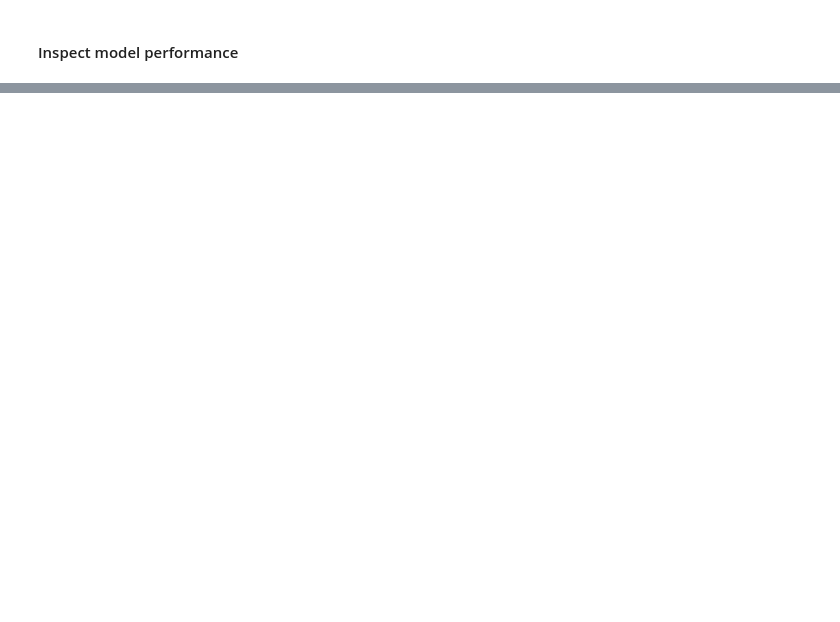
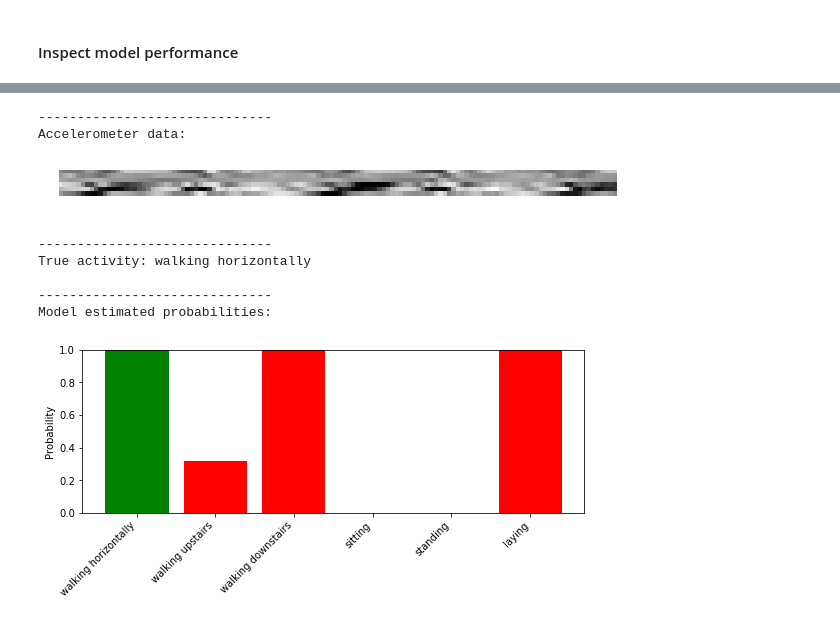
Before and after one commit to gowrishankarin/data_science, a Jupyter notebook: coursera/tf2_4_dl/c3_probabilistic_dl/w02/002_coding_tutorial.ipynb, the cells around one changed output, grey strips where cells are left out. Drawn from its saved outputs; the diff is of its cells as text; code cells hidden in the pictures; blank space fills up the shorter version.

```diff
--- a/coursera/tf2_4_dl/c3_probabilistic_dl/w02/002_coding_tutorial.ipynb
+++ b/coursera/tf2_4_dl/c3_probabilistic_dl/w02/002_coding_tutorial.ipynb
@@ -798,0 +1031,12 @@ def analyse_model_predictions(image_num):
+# %%
+analyse_model_predictions(image_num=1137)
+# %% [output]
+------------------------------
+Accelerometer data:
+[figure, added]
+------------------------------
+True activity: walking horizontally
+
+------------------------------
+Model estimated probabilities:
+[figure, added]
```
Also changed, not shown: parts of 43 cells of this notebook, 1 other file.
